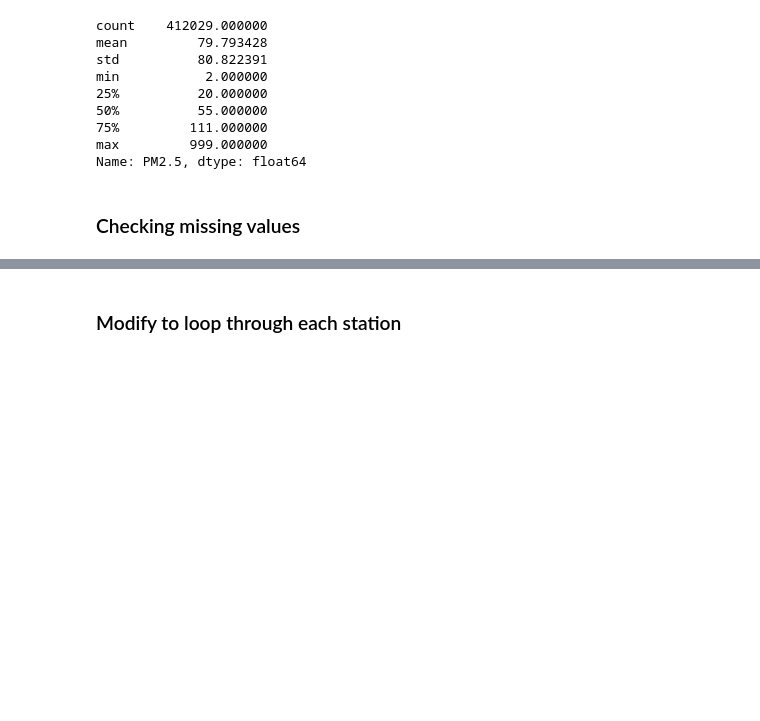
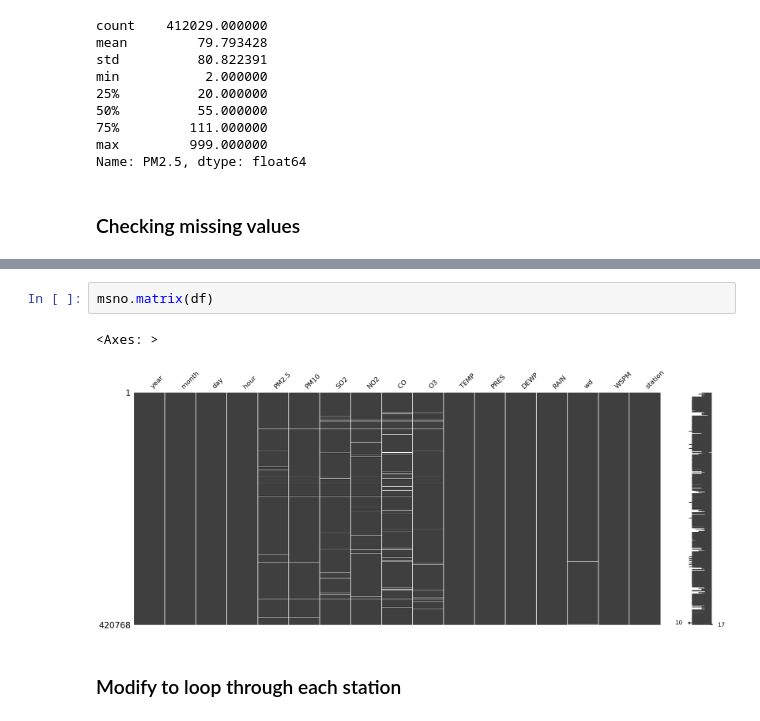
Before and after one commit to perujuice/AirQ_beijing, a Jupyter notebook: model.ipynb, the cells around one changed output, grey strips where cells are left out. Saved outputs shown, nothing was run; the diff lists cells and outputs as text; blank space fills up the shorter version.

```diff
--- a/model.ipynb
+++ b/model.ipynb
@@ -187,3 +178,8 @@ num_data.corr()
+# %%
+msno.matrix(df)
+# %% [output]
+<Axes: >
+[figure, added]
 # %% [markdown]
 ### Modify to loop through each station
 # %%
```
Also changed, not shown: parts of 5 cells of this notebook.
